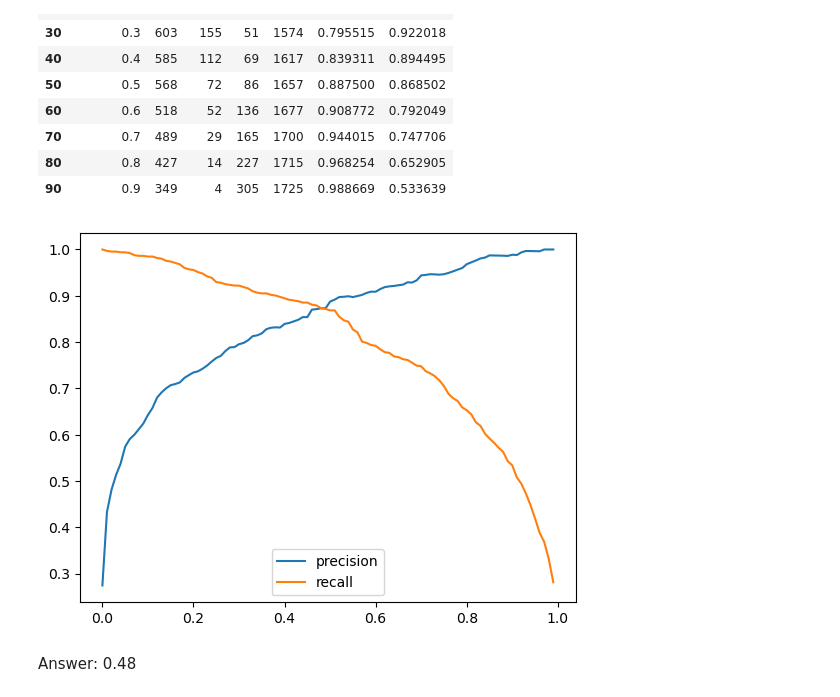
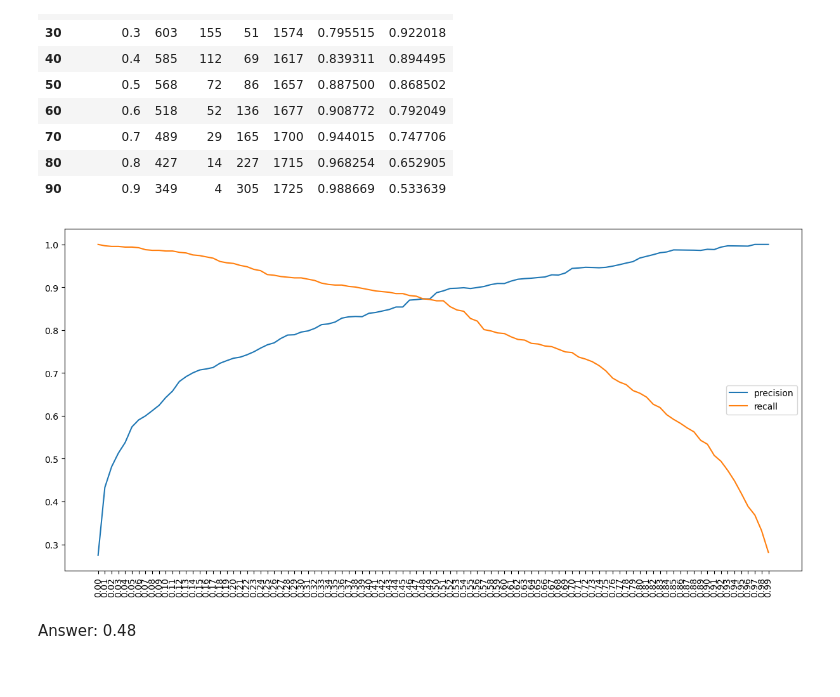
Before and after one commit to BeckMarquez/ML_zoomcamp_2023, a Jupyter notebook: HW_w4_evaluation.ipynb, the cells around one changed output. Saved outputs shown, nothing was run; the diff lists cells and outputs as text; code cells hidden in the pictures.

```diff
--- a/HW_w4_evaluation.ipynb
+++ b/HW_w4_evaluation.ipynb
@@ -279,13 +280,15 @@ df_scores[::10]
 | 80 | 0.8 | 427 | 14 | 227 | 1715 | 0.968254 | 0.652905 |
 | 90 | 0.9 | 349 | 4 | 305 | 1725 | 0.988669 | 0.533639 |
 # %%
+plt.figure(figsize=(15, 7))
 plt.plot(df_scores.threshold, df_scores.p, label='precision')
 plt.plot(df_scores.threshold, df_scores.r, label='recall')
+plt.xticks(np.arange(0, 1, 0.01), rotation='vertical')
 
 plt.legend()
 plt.show()
 # %% [output]
-[figure, old version]
+[figure, new version]
 # %% [markdown]
 Answer: 0.48
 # %% [markdown]
```
Also changed, not shown: parts of 9 cells of this notebook.
